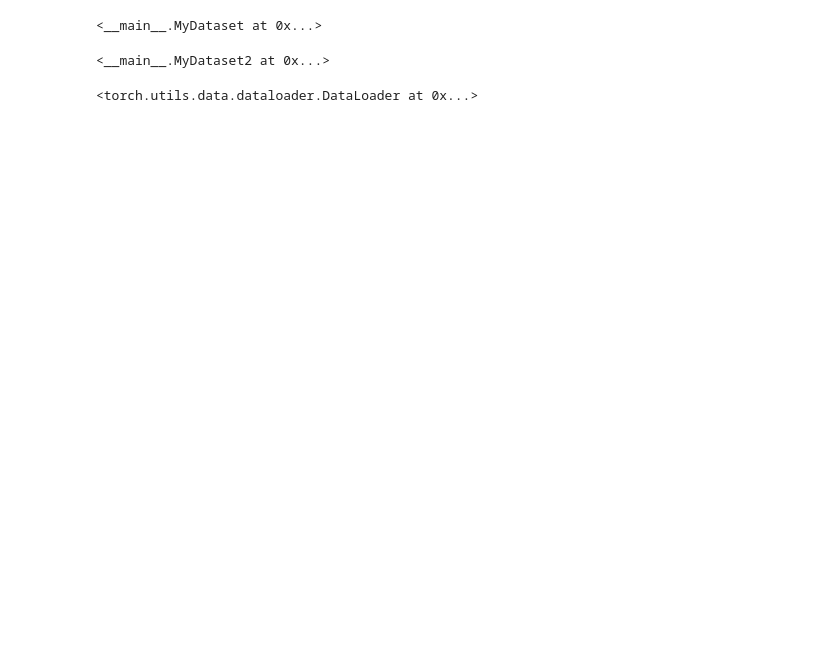
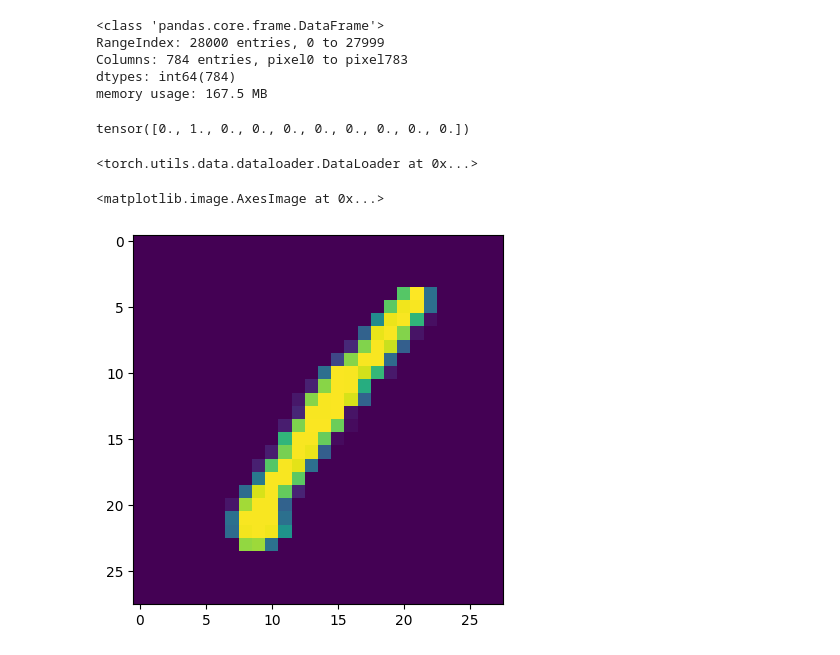
Before and after one commit to joseongho/digit-recognizer, a Jupyter notebook: test.ipynb, the cells around one changed output. Saved outputs shown, nothing was run; the diff lists cells and outputs as text; code cells hidden in the pictures; blank space fills up the shorter version.

```diff
--- a/test.ipynb
+++ b/test.ipynb
@@ -50,49 +14,55 @@ memory usage: 26.2 KB
+# %%
+testDF = pd.read_csv('test.csv')
+testDF.info()
+# %% [output]
+<class 'pandas.core.frame.DataFrame'>
+RangeIndex: 28000 entries, 0 to 27999
+Columns: 784 entries, pixel0 to pixel783
+dtypes: int64(784)
+memory usage: 167.5 MB
 # %%
 class MyDataset(torch.utils.data.Dataset):
-    def __init__(self, df):
-        self.x = df.drop(columns=['Survived']).values
-        self.y = pd.get_dummies(df['Survived']).values
+    def __init__(self, DF):
+        if 'label' in DF.columns:
+            self.x = DF.drop(columns=['label']).values
+            self.y = pd.get_dummies(DF['label']).values
+        else:
+            self.x = DF.values
         pass
 
     def __len__(self):
         return len(self.x)
 
     def __getitem__(self, idx):
-        x=torch.FloatTensor(self.x[idx])
-        y=torch.FloatTensor(self.y[idx])
-        return x,y
+        x=torch.FloatTensor(self.x[idx].reshape(1,28,28))
 
+        if hasattr(self,'y'):
+            y=torch.FloatTensor(self.y[idx])
+            return x,y
+        else:
+            return x
 
-train = MyDataset(df=train)
-train
+trainSet= MyDataset(DF=trainDF)
+testSet= MyDataset(DF=testDF)
+trainSet[0][1]
 # %% [output]
-<__main__.MyDataset at 0x...>
+tensor([0., 1., 0., 0., 0., 0., 0., 0., 0., 0.])
-# %%
-class MyDataset2(torch.utils.data.Dataset):
-    def __init__(self, df):
-        self.x = df.drop('PassengerId',axis=1).values
-        self.y = df['PassengerId']
-        pass
-
-    def __len__(self):
-        return len(self.x)
-
-    def __getitem__(self, idx):
-        x=torch.FloatTensor(self.x[idx])
-        y=(self.y[idx])
-        return x, y
-
-
-test = MyDataset2(df=test)
-test
-# %% [output]
-<__main__.MyDataset2 at 0x...>
 # %%
-train= torch.utils.data.DataLoader(train,batch_size=1024)
-test = torch.utils.data.DataLoader(test)
-train
+trainLoader= torch.utils.data.DataLoader(trainSet,batch_size=1024)
+testLoader = torch.utils.data.DataLoader(testSet)
+trainLoader
 # %% [output]
 <torch.utils.data.dataloader.DataLoader at 0x...>
+# %%
+# get some random training images
+dataiter = iter(trainLoader)
+images, labels = next(dataiter)
+
+# show images
+plt.imshow(images[0][0])
+# %% [output]
+<matplotlib.image.AxesImage at 0x...>
+[figure, added]
 # %%
 # Get cpu, gpu or mps device for training.
 device = (
```
Also changed, not shown: parts of 7 cells of this notebook.
